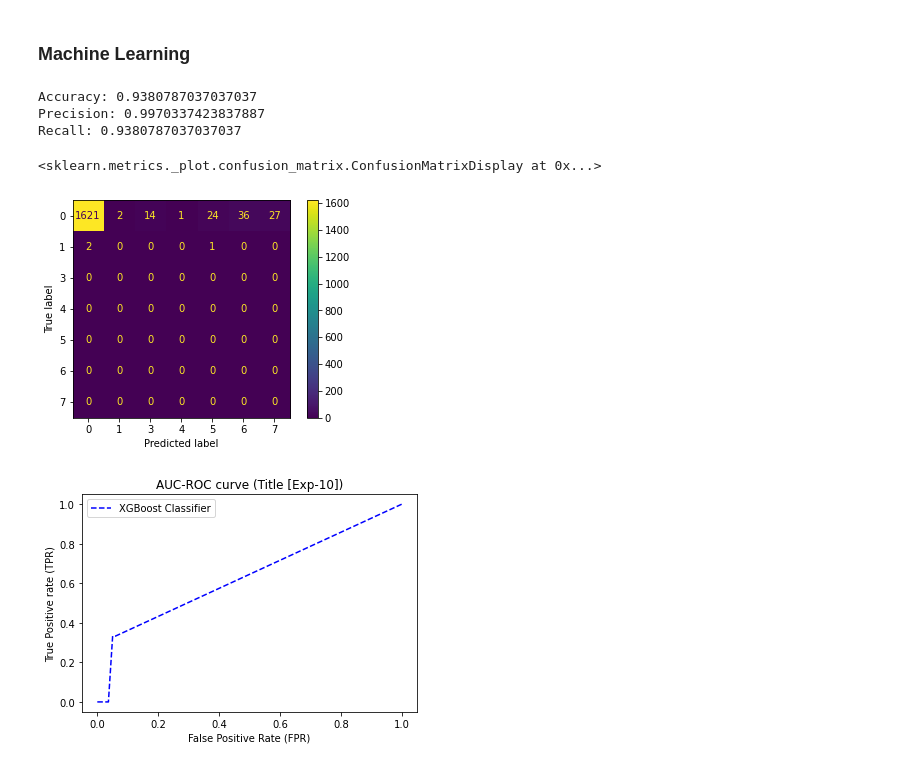
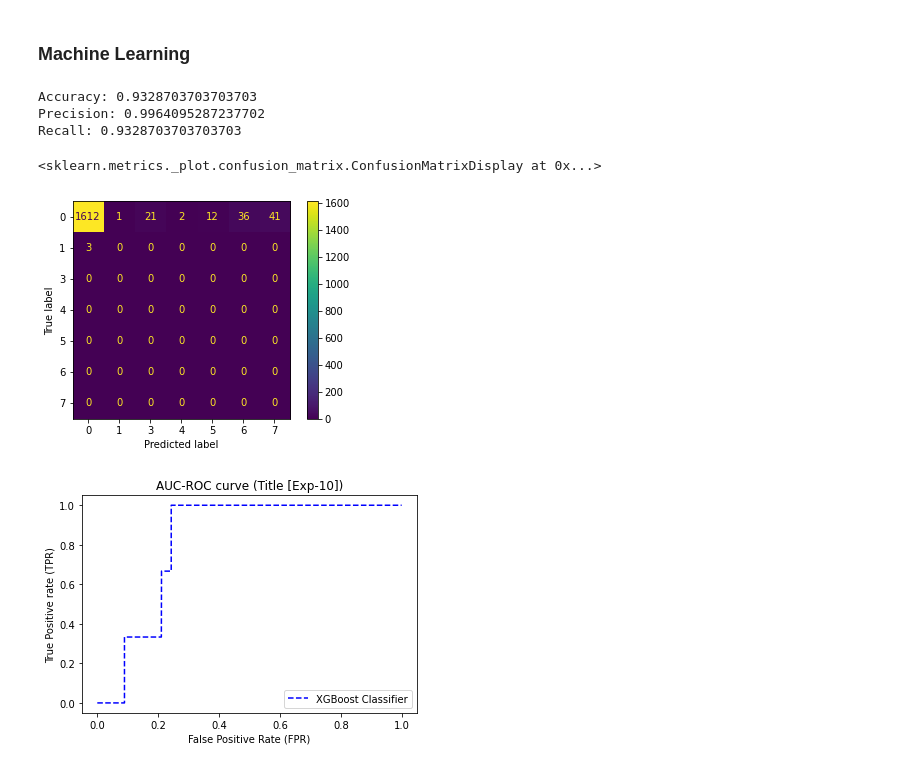
Before and after one commit to palmafr/MDPIData2022, a Jupyter notebook: experiments/rq3.ipynb, the cells around one changed output. Drawn from its saved outputs; the diff is of its cells as text; code cells hidden in the pictures.

```diff
--- a/experiments/rq3.ipynb
+++ b/experiments/rq3.ipynb
@@ -110,11 +110,12 @@ def fit_feature_set(feature_set):
 def predict(model):
     model.fit(X_ros, y_ros)
     predictions = model.predict(test_X)
+    pred_proba = model.predict_proba(test_X)
     kfold=RepeatedStratifiedKFold(n_splits=10,n_repeats=3,random_state=1)
     accuracy = accuracy_score(test_Y, predictions)
     precision = precision_score(test_Y, predictions, average='weighted')
     recall = recall_score(test_Y, predictions,average='weighted')
-    return [accuracy, precision, recall, predictions]
+    return [accuracy, precision, recall, pred_proba ,predictions]
 # %%
 ds = ["./datasets/tomcat-final.csv", "./datasets/struts-final.csv"]
 np.set_printoptions(threshold=np.inf)
@@ -182,39 +183,39 @@ fit_feature_set(rfe_features)
 # %%
 xgb = XGBClassifier(n_estimators=10)
 xgb_pred_arr = predict(xgb)
-xgb_pred = xgb_pred_arr[-1]
+xgb_pred = xgb_pred_arr[-2]
 print(f'Accuracy: {mean(xgb_pred_arr[0])}')
 print(f'Precision: {mean(xgb_pred_arr[1])}')
 print(f'Recall: {mean(xgb_pred_arr[2])}')
 CMD.from_estimator(xgb, test_X, test_Y)
 # %% [output]
-Accuracy: 0.9380787037037037
-Precision: 0.9970337423837887
-Recall: 0.9380787037037037
+Accuracy: 0.9328703703703703
+Precision: 0.9964095287237702
+Recall: 0.9328703703703703
 <sklearn.metrics._plot.confusion_matrix.ConfusionMatrixDisplay at 0x...>
-[figure, old version]
+[figure, new version]
 # %%
 # roc curve for models
 fpr = {}
 tpr = {}
 thresh ={}
 
-fpr1, tpr1, thresh1 = roc_curve(test_Y, xgb_pred, pos_label=1)
+fpr1, tpr1, thresh1 = roc_curve(test_Y, xgb_pred[:,1], pos_label=1)
 # roc curve for tpr = fpr
 random_probs = [0 for i in range(len(test_Y))]
 p_fpr, p_tpr, _ = roc_curve(test_Y, random_probs, pos_label=1)
 
 # plot roc curves
 plt.plot(fpr1, tpr1, linestyle='--', color='blue', label='XGBoost Classifier')
 
 # title
 plt.title('AUC-ROC curve ('+target.capitalize()+' [Exp-'+str(index+1)+'])')
 # x label
 plt.xlabel('False Positive Rate (FPR)')
 # y label
 plt.ylabel('True Positive rate (TPR)')
 
 plt.legend(loc='best')
 plt.show();
 # %% [output]
-[figure, old version]
+[figure, new version]
```
Also changed, not shown: 3 other files.
